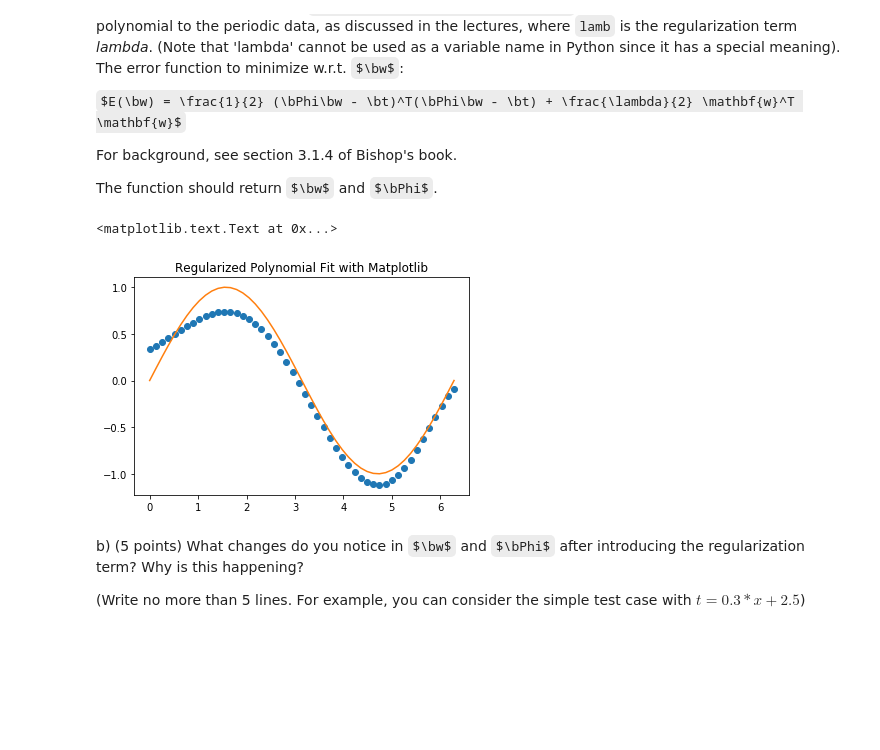
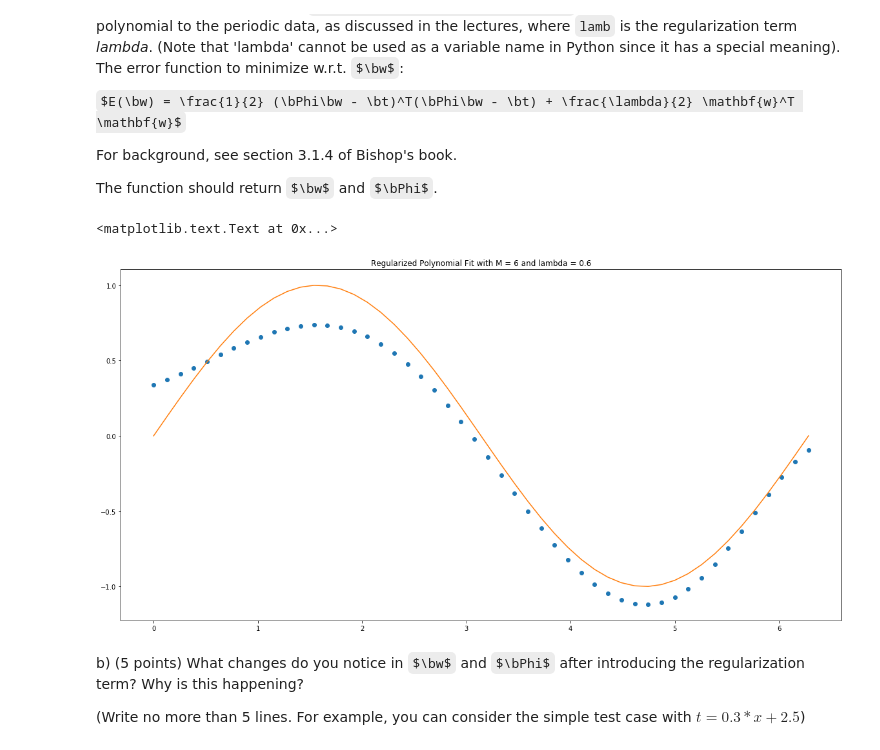
Before and after one commit to jamie0725/Machine-Learning-1, a Jupyter notebook: 12046477_12161381_lab1.ipynb, the cells around one changed output. Cells and saved outputs as stored; diff of their text form; code cells hidden in the pictures; some formulas as TeX source; blank space fills up the shorter version.

```diff
--- a/12046477_12161381_lab1.ipynb
+++ b/12046477_12161381_lab1.ipynb
@@ -252,18 +251,17 @@ assert w.shape == (m+1,), "The shape of w is incorrect"
 assert Phi.shape == (N, m+1), "The shape of w is incorrect"
 # %%
 # YOUR CODE HERE
-
 x_plot, y_plot = gen_sine(10)
-w_plot, _ = fit_polynomial_reg(x_plot, y_plot, m=6, lamb=.6)
-x_new = np.linspace(0,2*np.pi, 50)
-y_eval = eval_polynomial(w_plot, x_new, M=6)
+w_plot, _ = fit_polynomial_reg(x_plot, y_plot, m = 6, lamb = .6)
+x_new = np.linspace(0, 2 * np.pi, 50)
+y_eval = eval_polynomial(w_plot, x_new, M = 6)
 y_new = np.sin(x_new)
-plt.plot(x_new,y_eval,'o', x_new, y_new)
-pylab.title('Regularized Polynomial Fit with Matplotlib')
+plt.plot(x_new,y_eval, 'o', x_new, y_new)
+pylab.title('Regularized Polynomial Fit with M = 6 and lambda = 0.6')
 # x_new = np.linspace(x[0], x[-1], 50)
 # %% [output]
 <matplotlib.text.Text at 0x...>
-[figure, old version]
+[figure, new version]
 # %% [markdown]
 b) (5 points) What changes do you notice in $\bw$ and $\bPhi$ after introducing the regularization term? Why is this happening?
 
```
Also changed, not shown: parts of 10 cells of this notebook.
